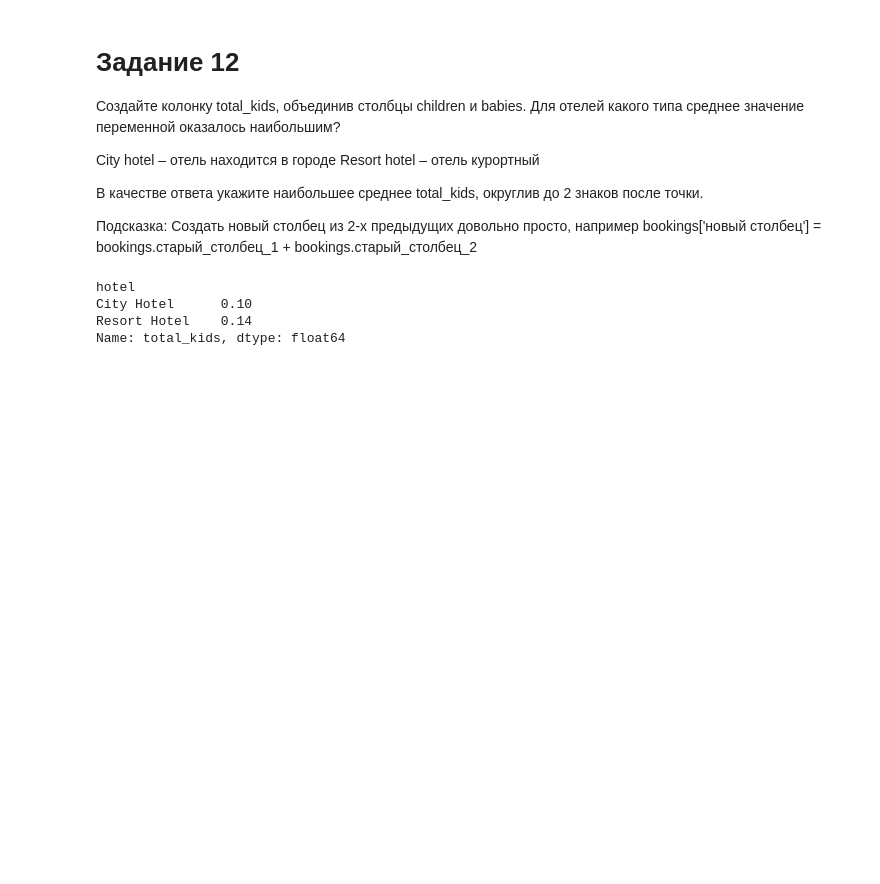
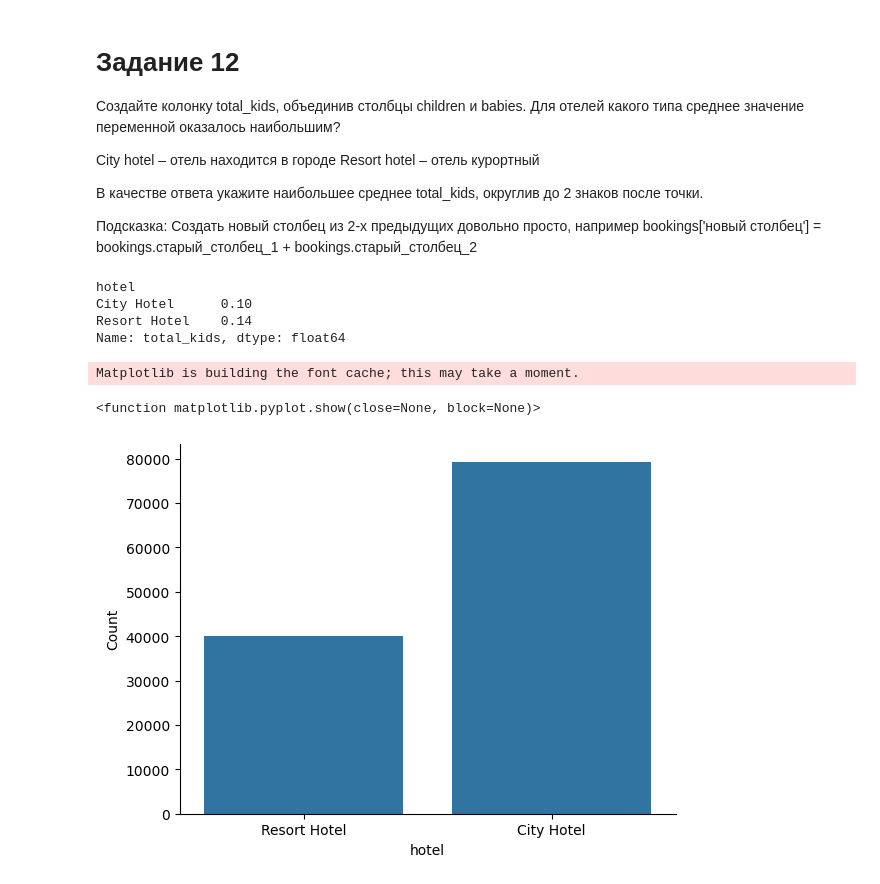
Before and after one commit to AleksMaiseyeu/IBA, a Jupyter notebook: Python/Pandas/Tasks.ipynb, the cells around one changed output. Drawn from its saved outputs; the diff is of its cells as text; code cells hidden in the pictures; blank space fills up the shorter version.

Commit message:
График для booking с помощью SEABORN

```diff
--- a/Python/Pandas/Tasks.ipynb
+++ b/Python/Pandas/Tasks.ipynb
@@ -258,3 +258,19 @@ hotel
 City Hotel      0.10
 Resort Hotel    0.14
 Name: total_kids, dtype: float64
+# %%
+import numpy as np
+import piplite
+await piplite.install('seaborn')
+import seaborn as sns
+import matplotlib.pyplot as plt
+# %% [output]
+Matplotlib is building the font cache; this may take a moment.
+# %%
+a = sns.countplot(x='hotel', data =bookings)
+a.set(xlabel='hotel', ylabel='Count')
+sns.despine()
+plt.show
+# %% [output]
+<function matplotlib.pyplot.show(close=None, block=None)>
+[figure, added]
```
